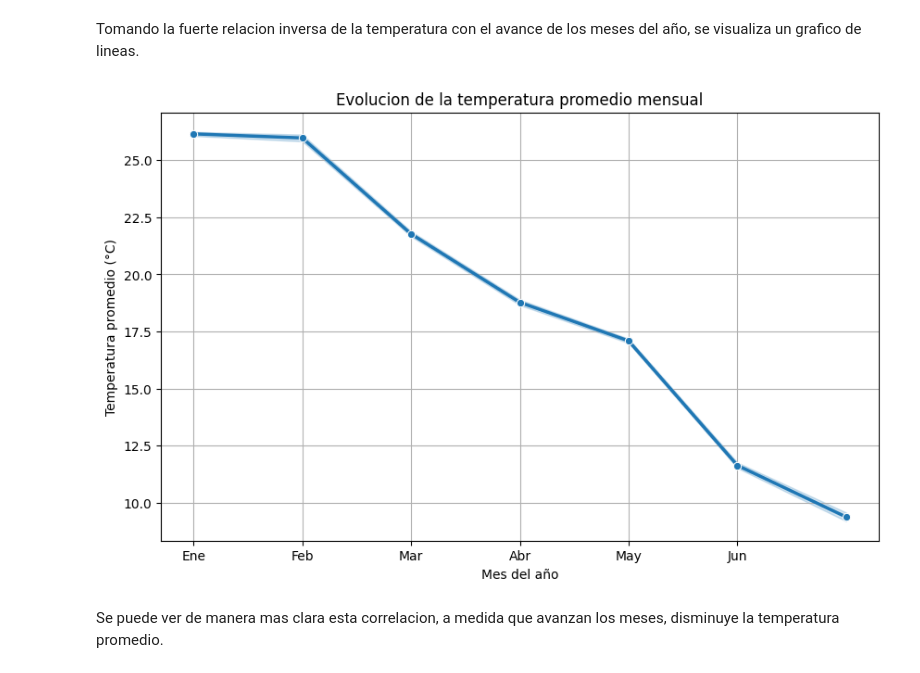
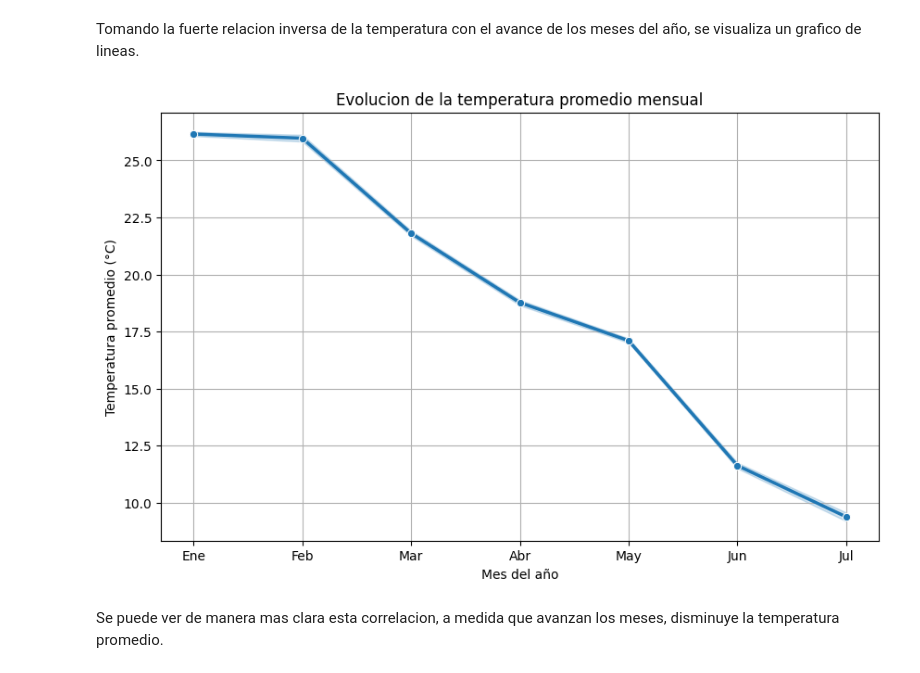
Before and after one commit to gabiOllier/Grupo9DataScienceYPF, a Jupyter notebook: 4ta-pre-entrega/proyectoFinal_Grupo9.ipynb, the cells around one changed output. Drawn from its saved outputs; the diff is of its cells as text; code cells hidden in the pictures.

```diff
--- a/4ta-pre-entrega/proyectoFinal_Grupo9.ipynb
+++ b/4ta-pre-entrega/proyectoFinal_Grupo9.ipynb
@@ -280 +280,15 @@ df_limpio.describe()
 | std | NaN | NaN | 12.181209 | 0.891724 | 102.623178 | 6.558238 | 22.347128 | 5.052816 | 4.926945 | 244.734667 | ... |
+# %%
+# Combinamos fecha y hora en un único timestamp real para ordenar la serie de tiempo
+df_limpio['timestamp'] = pd.to_datetime(
+    df_limpio['fecha'].dt.strftime('%Y-%m-%d') + ' ' +
+    pd.to_datetime(df_limpio['hora'], format='mixed').dt.strftime('%H:%M:%S')
+)
+
+# Ordenamos cronológicamente y reiniciamos el índice (para evitar fuga temporal)
+df_limpio = df_limpio.sort_values('timestamp').reset_index(drop=True)
+# %%
+# Revisamos valores físicamente imposibles en humedad relativa (debe estar entre 0 y 100%)
+print("Registros con hr_porc > 100 o < 0:", ((df_limpio['hr_porc'] > 100) | (df_limpio['hr_porc'] < 0)).sum())
+# Si hay lecturas anómalas de sensor en hr_porc las filtramos de forma limpia y explícita
+df_limpio = df_limpio[(df_limpio['hr_porc'] >= 0) & (df_limpio['hr_porc'] <= 100)].copy()
@@ -280,0 +297,7 @@ df_limpio.describe()
+# %%
+# Extraemos mes y hora del día a partir del timestamp ordenado
+df_limpio['mes'] = df_limpio['timestamp'].dt.month
+df_limpio['hora_del_dia'] = df_limpio['timestamp'].dt.hour
+
+print("Rango temporal limpio:", df_limpio['timestamp'].min(), "->", df_limpio['timestamp'].max())
+print("Total de filas limpias y ordenadas:", len(df_limpio))
@@ -307,16 +338,16 @@ Tomando la fuerte relacion inversa de la temperatura con el avance de los meses
 # %%
 plt.figure(figsize=(10,6))
 
 sns.lineplot(data=df_limpio, x='mes', y='temp_c', estimator='mean', marker='o', linewidth=2.5)
 
 plt.title("Evolucion de la temperatura promedio mensual")
 plt.xlabel("Mes del año")
 plt.ylabel("Temperatura promedio (°C)")
-plt.xticks(range(1, 7), labels=['Ene', 'Feb', 'Mar', 'Abr', 'May', 'Jun'])
+plt.xticks(range(1, 8), labels=['Ene', 'Feb', 'Mar', 'Abr', 'May', 'Jun', 'Jul'])
 plt.grid(True)
 plt.show()
 # %% [output]
-[figure, old version]
+[figure, new version]
 # %% [markdown]
 Se puede ver de manera mas clara esta correlacion, a medida que avanzan los meses, disminuye la temperatura promedio.
 # %% [markdown]
```
Also changed, not shown: parts of 82 cells of this notebook.
